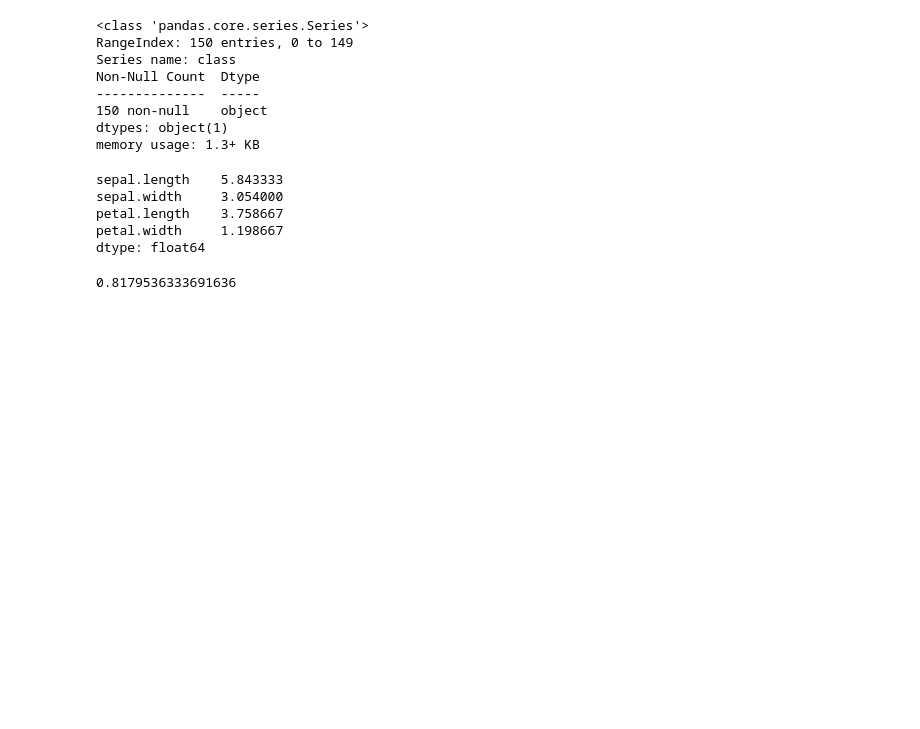
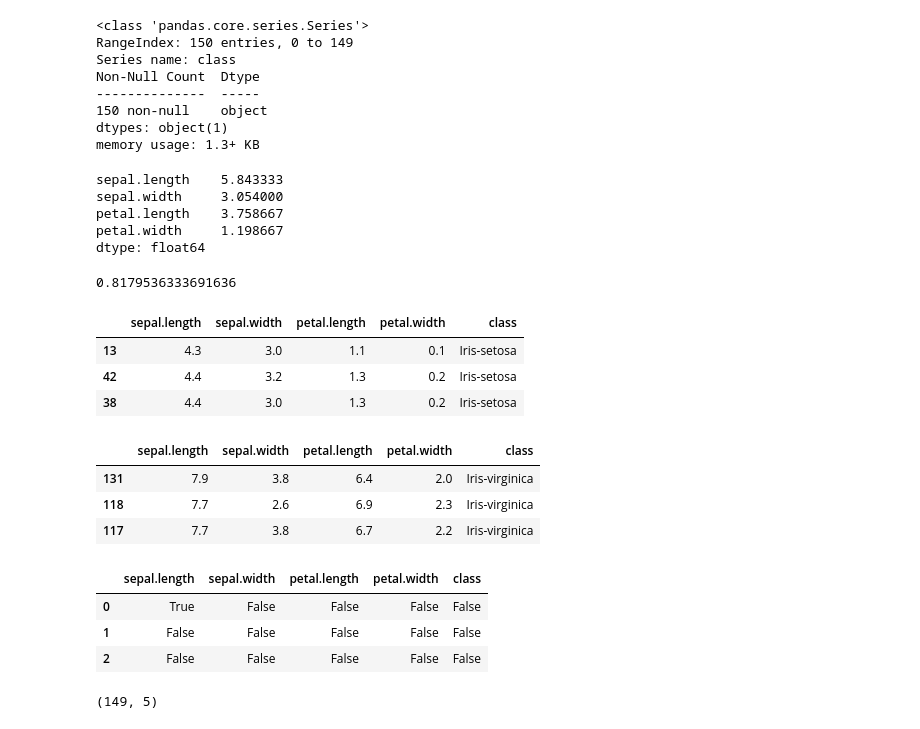
Before and after one commit to Hyunfor/2023_HNU_PythonClass, a Jupyter notebook: 23_05_02_~_데이터사이언스_파이썬_수업_9(8장)_~_10_(_9장_완,_10장_진행,_11장_진행).ipynb, the cells around one changed output. Saved outputs shown, nothing was run; the diff lists cells and outputs as text; code cells hidden in the pictures; blank space fills up the shorter version.

```diff
--- a/23_05_02_~_데이터사이언스_파이썬_수업_9(8장)_~_10_(_9장_완,_10장_진행,_11장_진행).ipynb
+++ b/23_05_02_~_데이터사이언스_파이썬_수업_9(8장)_~_10_(_9장_완,_10장_진행,_11장_진행).ipynb
@@ -655,3 +655,20 @@ dtype: float64
 iris_df['sepal.length'].corr(iris_df['petal.width'])
 # %% [output]
 0.8179536333691636
+# %%
+# sort_values
+# DataFrame의 column의 값을 기준으로 sorting 시켜주는 함수
+# 여러 column을 기준으로 sort하고 싶은 경우, 리스트 형태로 입력
+iris_df.sort_values('sepal.length', ascending= True).head(3)
+# %% [output]
+|  | sepal.length | sepal.width | petal.length | petal.width | class |
+| 13 | 4.3 | 3.0 | 1.1 | 0.1 | Iris-setosa |
+| 42 | 4.4 | 3.2 | 1.3 | 0.2 | Iris-setosa |
+| 38 | 4.4 | 3.0 | 1.3 | 0.2 | Iris-setosa |
+# %%
+iris_df.sort_values(['sepal.length', 'petal.length'], ascending= False).head(3)
+# %% [output]
+|  | sepal.length | sepal.width | petal.length | petal.width | class |
+| 131 | 7.9 | 3.8 | 6.4 | 2.0 | Iris-virginica |
+| 118 | 7.7 | 2.6 | 6.9 | 2.3 | Iris-virginica |
+| 117 | 7.7 | 3.8 | 6.7 | 2.2 | Iris-virginica |
@@ -657,0 +679,15 @@ iris_df['sepal.length'].corr(iris_df['petal.width'])
+# %%
+iris_df.isnull().head(3)
+# %% [output]
+|  | sepal.length | sepal.width | petal.length | petal.width | class |
+| 0 | True | False | False | False | False |
+| 1 | False | False | False | False | False |
+| 2 | False | False | False | False | False |
+# %%
+# dropna()
+# null 값 (NaN)이 포함된 row 혹은 column을 제거 시켜주는 함수
+# 기본값으로 axix=0으로 설정
+nonan_iris = iris_df.dropna()
+nonan_iris.shape
+# %% [output]
+(149, 5)
```
Also changed, not shown: parts of 1 cell of this notebook.
